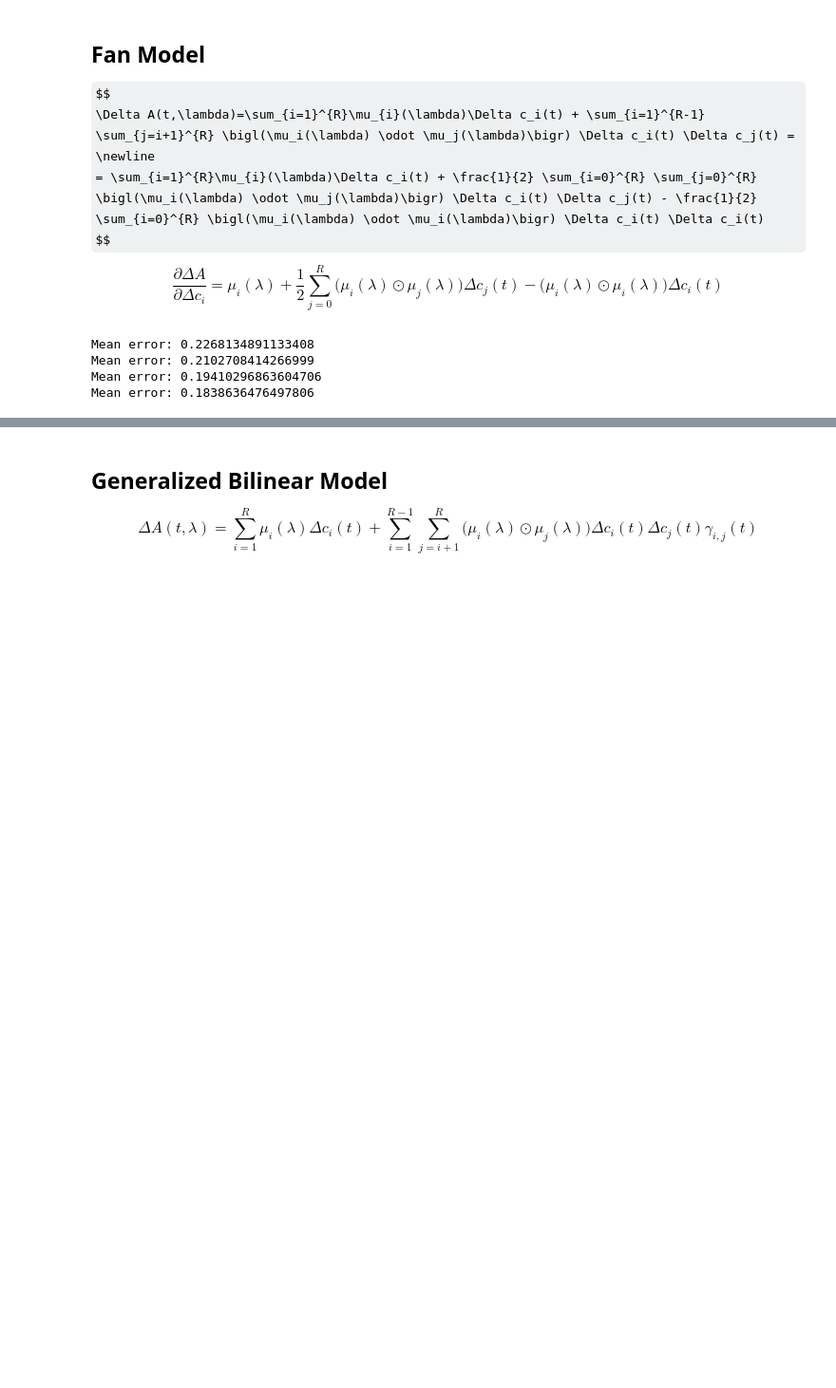
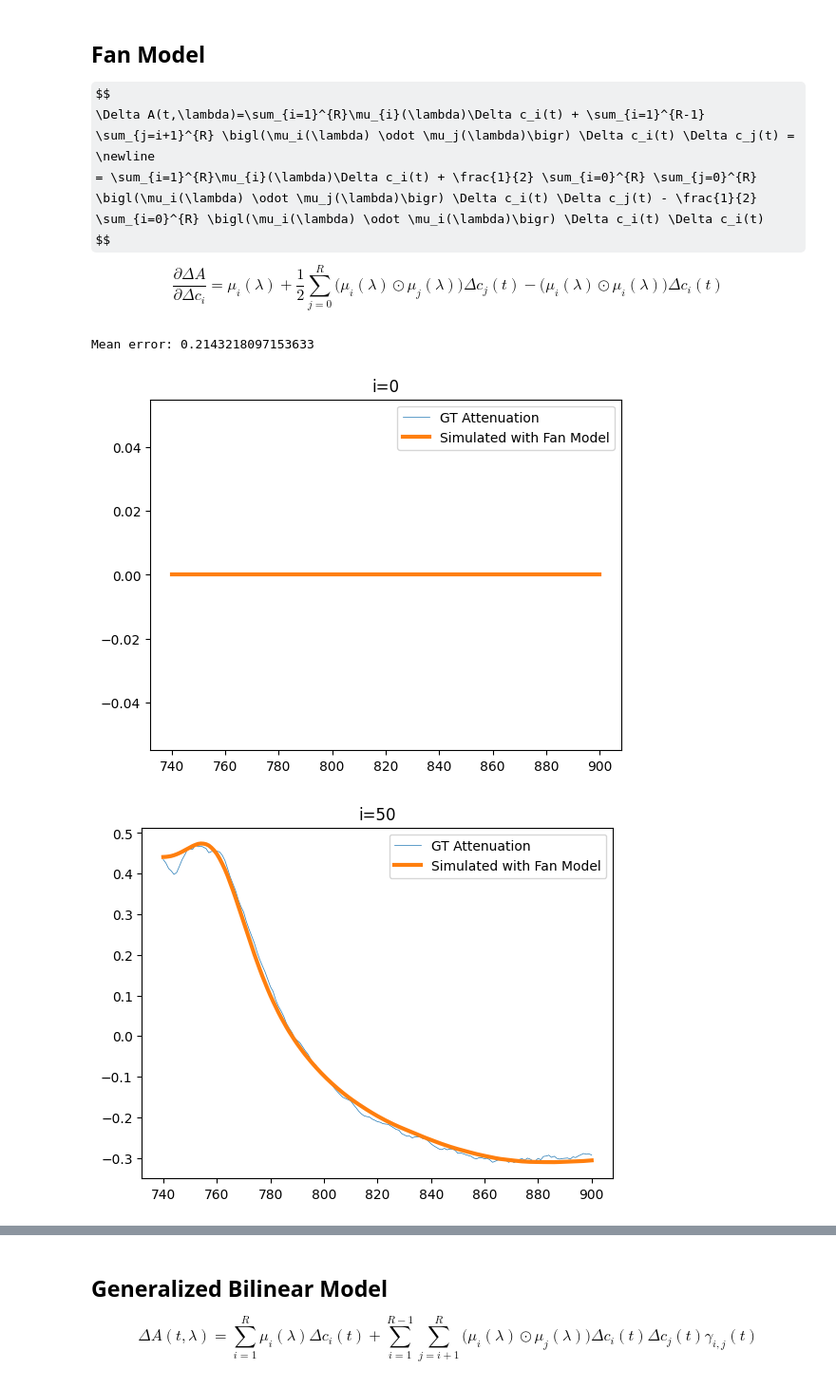
Before and after one commit to hartenbergerma/thesis, a Jupyter notebook: piglets_tests/nonlinear.ipynb, the cells around one changed output, grey strips where cells are left out. Shown at 95% size. Cells and saved outputs as stored; diff of their text form; code cells hidden in the pictures; some formulas as TeX source; blank space fills up the shorter version.

```diff
--- a/piglets_tests/nonlinear.ipynb
+++ b/piglets_tests/nonlinear.ipynb
@@ -168,12 +245,12 @@ $$
 $$
 # %%
 # error function for optimisation of fan model
-def f(X,*arg):
+def f_fan(X,*arg):
     delta_A = arg[0]
     M = arg[1] # cytochrome spectra
     m = M.shape[1]
     delta_c_i = X[:m]
-    residual = (M @ delta_c_i) +  - delta_A
+    residual = (M @ delta_c_i) - delta_A
     for i in range(0,m-1):
         for j in range(i+1,m):
             residual = residual + delta_c_i[i] * delta_c_i[j] * M[:,i] * M[:,j]
@@ -190,23 +267,23 @@ def fan_model(spectr, M, need_plot=True):
     left_bound = np.ones(m)*(-np.inf)
     right_bound = np.ones(m)*np.inf
 
-    ref_spectr = spectr[reference_index, :]
-    for i in range(reference_index, time_cut):
+    ref_spectr = spectr[0,:]
+    for i in range(spectr.shape[0]):
         spectr_t2 = spectr[i, :]
         spectr_t2[spectr_t2 <= 0] = 0.0001
         delta_A = np.log(np.divide(ref_spectr, spectr_t2))
-        result = scipy.optimize.least_squares(f, current_x, args=(delta_A, M), bounds=(left_bound, right_bound))
+        result = scipy.optimize.least_squares(f_fan, current_x, args=(delta_A, M), bounds=(left_bound, right_bound))
         current_x = result.x
 
         delta_c_i_list.append(result.x[:m])
         error_list.append(np.sqrt(2*result.cost)) # L2 norm of residual
 
-        found_spectrum = f(result.x, *(0, M))
+        found_spectrum = f_fan(result.x, *(0, M))
 
         if need_plot and i % 50 == 0:
             plt.figure()
-            plt.plot(band_centers_new, -np.log(spectr_t2 / ref_spectr), label='GT Attenuation', linewidth=0.5)
-            plt.plot(band_centers_new, found_spectrum, label='Simulated with Fan Model', linewidth=3)
+            plt.plot(band_centers, -np.log(spectr_t2 / ref_spectr), label='GT Attenuation', linewidth=0.5)
+            plt.plot(band_centers, found_spectrum, label='Simulated with Fan Model', linewidth=3)
             plt.title("i=" + str(i))
             plt.legend()
 
@@ -216,24 +293,27 @@ def fan_model(spectr, M, need_plot=True):
 
     return np.mean(error_list), np.array(delta_c_i_list)
 # %%
-spectr_calib_smooth = smooth_spectral(spectr_calib, 5)
-M_water = np.hstack((M, y_water[:, np.newaxis]))
-M_ones = np.hstack((M, np.ones((M.shape[0], 1))))
-M_water_ones = np.hstack((M_ones, y_water[:, np.newaxis]))
+# spectr_calib_smooth = smooth_spectral(spectr_calib, 5)
+# M_water = np.hstack((M, y_water[:, np.newaxis]))
+# M_ones = np.hstack((M, np.ones((M.shape[0], 1))))
+# M_water_ones = np.hstack((M_ones, y_water[:, np.newaxis]))
 
-error, delta_c_i_list = fan_model(spectr_calib_smooth, M, need_plot=False)
+# error, delta_c_i_list = fan_model(spectr_calib_smooth, M, need_plot=False)
+# print("Mean error:", error)
+
+# error, delta_c_i_list = fan_model(spectr_calib_smooth, M_water, need_plot=False)
+# print("Mean error:", error)
+
+# error, delta_c_i_list = fan_model(spectr_calib_smooth, M_ones, need_plot=False)
+# print("Mean error:", error)
+
+# error, delta_c_i_list = fan_model(spectr_calib_smooth, M_water_ones, need_plot=False)
+# print("Mean error:", error)
+
+
+error, delta_c_i_list = fan_model(spectr_smooth, M_water, need_plot=True)
 print("Mean error:", error)
-
-error, delta_c_i_list = fan_model(spectr_calib_smooth, M_water, need_plot=False)
-print("Mean error:", error)
-
-error, delta_c_i_list = fan_model(spectr_calib_smooth, M_ones, need_plot=False)
-print("Mean error:", error)
-
-error, delta_c_i_list = fan_model(spectr_calib_smooth, M_water_ones, need_plot=False)
-print("Mean error:", error)
 # %% [output]
-Mean error: 0.2268134891133408
-Mean error: 0.2102708414266999
-Mean error: 0.19410296863604706
-Mean error: 0.1838636476497806
+Mean error: 0.2143218097153633
+[figure, added]
+[figure, added]
```
Also changed, not shown: parts of 12 cells of this notebook, 4 other files.
